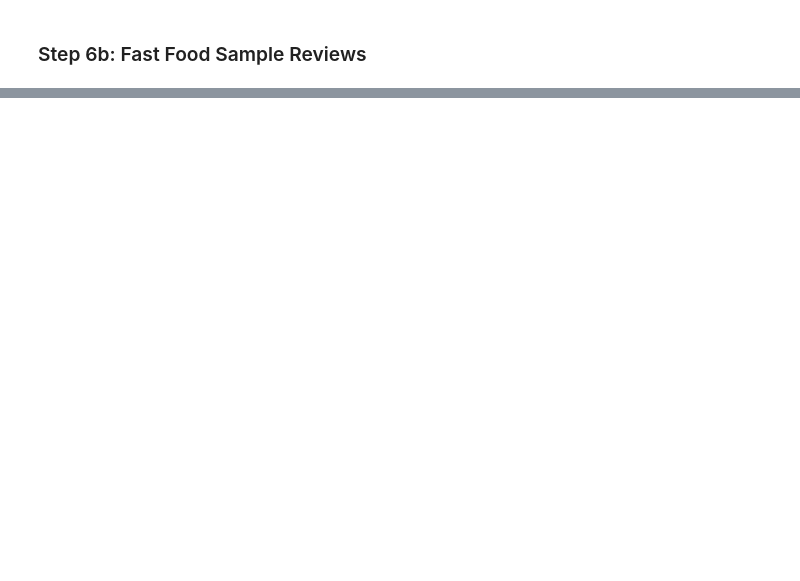
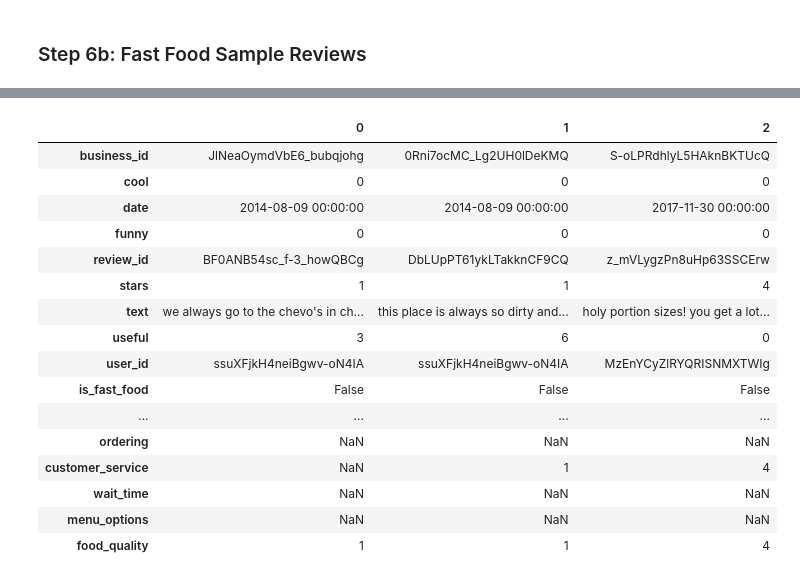
Before and after one commit to samgutentag/yelpsubtopics, a Jupyter notebook: 02_SubTopicReviews/SubTopicTagging_Model5.ipynb, the cells around one changed output, grey strips where cells are left out. Cells and saved outputs as stored; diff of their text form; code cells hidden in the pictures; blank space fills up the shorter version.

```diff
--- a/02_SubTopicReviews/SubTopicTagging_Model5.ipynb
+++ b/02_SubTopicReviews/SubTopicTagging_Model5.ipynb
@@ -313,0 +442,20 @@ Topics Identified:
+# %%
+review_df.head(3).transpose()
+# %% [output]
+|  | 0 | 1 | 2 |
+| business_id | JlNeaOymdVbE6_bubqjohg | 0Rni7ocMC_Lg2UH0lDeKMQ | S-oLPRdhlyL5HAknBKTUcQ |
+| cool | 0 | 0 | 0 |
+| date | 2014-08-09 00:00:00 | 2014-08-09 00:00:00 | 2017-11-30 00:00:00 |
+| funny | 0 | 0 | 0 |
+| review_id | BF0ANB54sc_f-3_howQBCg | DbLUpPT61ykLTakknCF9CQ | z_mVLygzPn8uHp63SSCErw |
+| stars | 1 | 1 | 4 |
+| text | we always go to the chevo's in ch... | this place is always so dirty and... | holy portion sizes! you get a lot... |
+| useful | 3 | 6 | 0 |
+| user_id | ssuXFjkH4neiBgwv-oN4IA | ssuXFjkH4neiBgwv-oN4IA | MzEnYCyZlRYQRISNMXTWIg |
+| is_fast_food | False | False | False |
+| ... | ... | ... | ... |
+| ordering | NaN | NaN | NaN |
+| customer_service | NaN | 1 | 4 |
+| wait_time | NaN | NaN | NaN |
+| menu_options | NaN | NaN | NaN |
+| food_quality | 1 | 1 | 4 |
```
Also changed, not shown: parts of 29 cells of this notebook.
